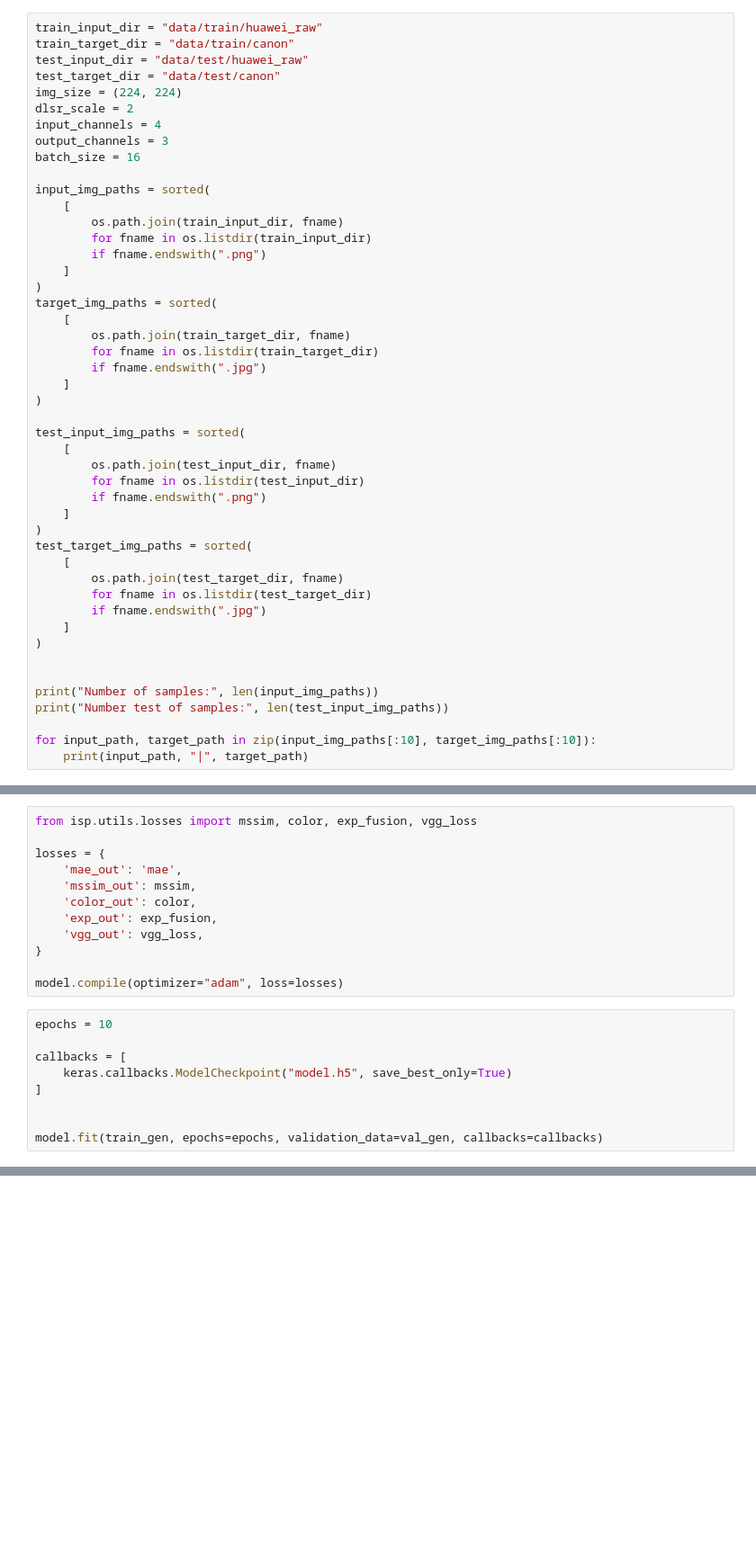
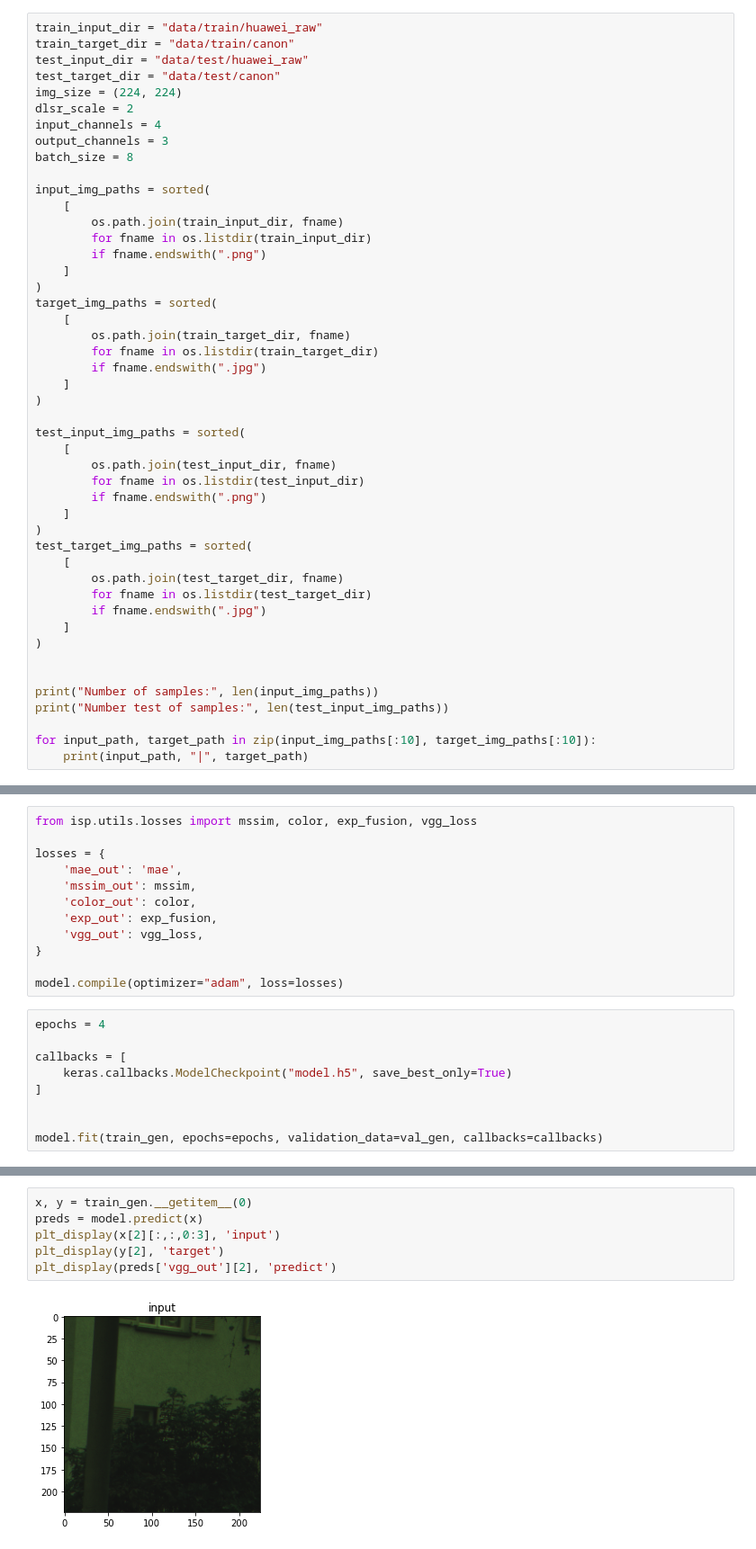
Before and after one commit to gosha20777/master-tesis, a Jupyter notebook: src/experiment-2/train.ipynb, the cells around one changed output, grey strips where cells are left out. Shown at 90% size. Drawn from its saved outputs; the diff is of its cells as text; blank space fills up the shorter version.

Commit message:
train isp loop

```diff
--- a/src/experiment-2/train.ipynb
+++ b/src/experiment-2/train.ipynb
@@ -15,7 +17,7 @@ img_size = (224, 224)
 dlsr_scale = 2
 input_channels = 4
 output_channels = 3
-batch_size = 16
+batch_size = 8
 
 input_img_paths = sorted(
     [
@@ -141,7 +156,7 @@ losses = {
 
 model.compile(optimizer="adam", loss=losses)
 # %%
-epochs = 10
+epochs = 4
 
 callbacks = [
     keras.callbacks.ModelCheckpoint("model.h5", save_best_only=True)
@@ -154,0 +167,8 @@ model.fit(train_gen, epochs=epochs, validation_data=val_gen, callbacks=callbacks
+# %%
+x, y = train_gen.__getitem__(0)
+preds = model.predict(x)
+plt_display(x[2][:,:,0:3], 'input')
+plt_display(y[2], 'target')
+plt_display(preds['vgg_out'][2], 'predict')
+# %% [output]
+[figure, added]
```
Also changed, not shown: parts of 11 cells of this notebook, 2 other files.
